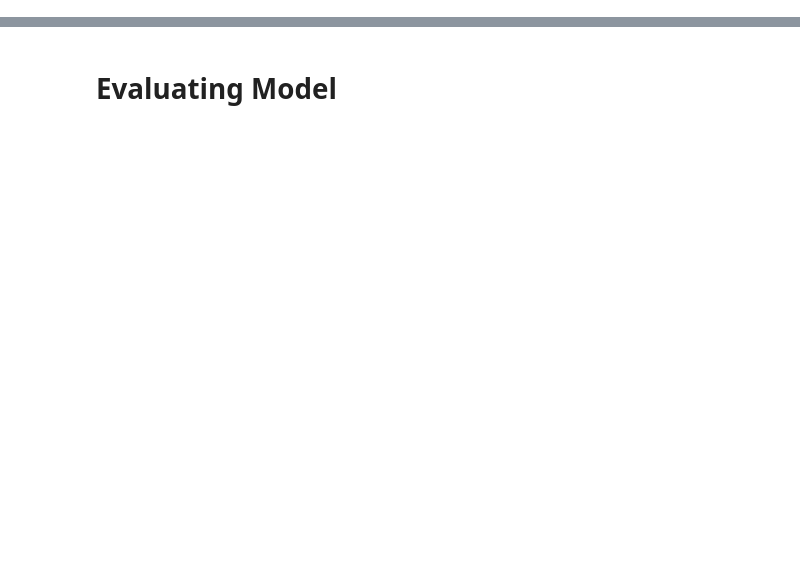
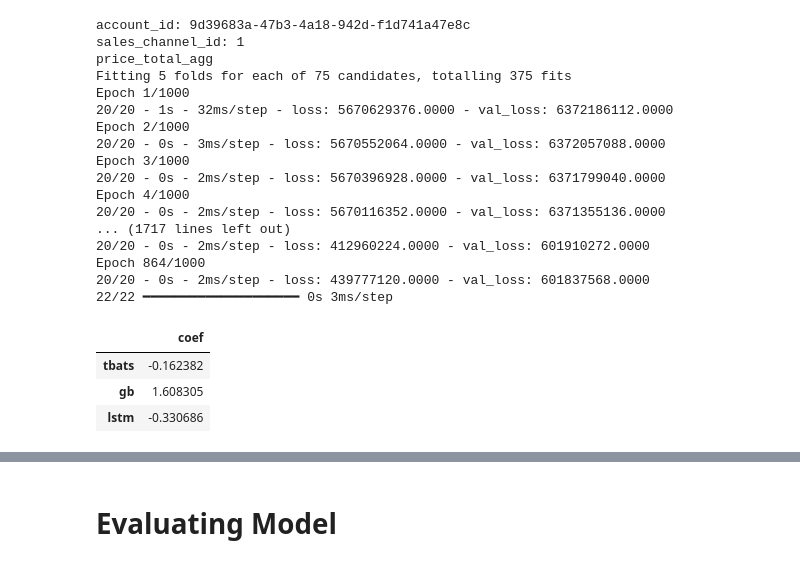
Before and after one commit to jeffc05/sinatra_sales_forecasting, a Jupyter notebook: sales_forecasting_ens.ipynb, the cells around one changed output, grey strips where cells are left out. Saved outputs shown, nothing was run; the diff lists cells and outputs as text; code cells hidden in the pictures; blank space fills up the shorter version.

```diff
--- a/sales_forecasting_ens.ipynb
+++ b/sales_forecasting_ens.ipynb
@@ -196,7 +194,8 @@ def calculate_oot_lr_prediction_intervals(df, X_oot, X_oot_gb, X_oot_lstm, targe
         X_boot_scaled = scaler.fit_transform(X_boot)
         X_boot_scaled = np.reshape(X_boot_scaled, (X_boot_scaled.shape[0], 1, X_boot_scaled.shape[1]))
 
-        oot_boot_tbats = TBATS(sp=[24, 168], show_warnings=False, n_jobs=-1)
+        # oot_boot_tbats = TBATS(sp=[24, 168], show_warnings=False, n_jobs=-1)
+        oot_boot_tbats = TBATS(sp=24, show_warnings=False, n_jobs=-1)
         oot_boot_tbats.fit(y_boot)
 
         gscv = GridSearchCV(GradientBoostingRegressor(random_state=42, n_iter_no_change=3),
@@ -308,8 +346,7 @@ id_pairs = list(zip(df_filtered['account_id'], df_filtered['sales_channel_id']))
 # id_pairs = list(zip(df['account_id'], df['sales_channel_id']))
 summary_dict = {}
 forecast_dict = {}
-# for coverage in [n*10**-1 for n in range(1, 10)]:
-for coverage in [0.3]:
+for coverage in [n*10**-1 for n in range(1, 10)]:
     for account_id, sales_channel_id in id_pairs:
 
         if (account_id, str(sales_channel_id)) in res_forecast:
@@ -373,8 +410,9 @@ for coverage in [0.3]:
             X_test, y_test = df_test.iloc[:, 1:], df_test.iloc[:, 0]
             # X_oot = df_oot.iloc[:, 1:]
 
-            tbats = TBATS(sp=[24, 168], show_warnings=False, n_jobs=-1)
-            tbats.fit(y_train.asfreq('h'))
+            # tbats = TBATS(sp=[24, 168], show_warnings=False, n_jobs=-1)
+            tbats = TBATS(sp=24, show_warnings=False, n_jobs=-1)
+            tbats.fit(y_train)
 
             gscv = GridSearchCV(GradientBoostingRegressor(random_state=42, n_iter_no_change=3),
                                 param_grid={'max_depth': [1, 2, 4, 8, 16],
@@ -683,30 +721,52 @@ for coverage in [0.3]:
                         {no_forecast_upper.iloc[i]}, {no_forecast_lower.iloc[i]}, {no_forecast.iloc[i]},
                         {pt_forecast_upper.iloc[i]}, {pt_forecast_lower.iloc[i]}, {pt_forecast.iloc[i]});
                 """
             cursor.execute(insert)
 
         # pt_oot_forecast_lower = forecast_dict[account_id][sales_channel_id]['dataset_0']['oot_forecast_lower']
         # pt_oot_forecast_upper = forecast_dict[account_id][sales_channel_id]['dataset_0']['oot_forecast_upper']
         # pt_oot_forecast = forecast_dict[account_id][sales_channel_id]['dataset_0']['oot_forecast']
 
         # no_oot_forecast_lower = forecast_dict[account_id][sales_channel_id]['dataset_1']['oot_forecast_lower']
         # no_oot_forecast_upper = forecast_dict[account_id][sales_channel_id]['dataset_1']['oot_forecast_upper']
         # no_oot_forecast = forecast_dict[account_id][sales_channel_id]['dataset_1']['oot_forecast']
         # for i in range(len(df_oot)):
         #     start_time = df_oot.index[i]
         #     end_time = start_time + pd.Timedelta(hours=1)
         #     start_time = start_time.tz_localize(SAO_PAULO_TZ)
         #     end_time = end_time.tz_localize(SAO_PAULO_TZ)
         #     oot_insert = \
         #         f"""
         #         INSERT INTO public.forecast (id, created, modified, platform, store_name, "start", "end",
         #                                     channel, seller, account_id, organization_id, store_id, minutes_interval,
         #                                     model, orders_high, orders_low, orders_mean, sales_high, sales_low, sales_mean)
         #         VALUES (gen_random_uuid(), now(), now(), 1, '{account_id}'::uuid, '{start_time}', '{end_time}',
         #                 '{sales_channel_id}', 'ALL', '{account_id}'::uuid, '{account_id}'::uuid, NULL, 60, 'Ensemble_{int(100*coverage)}',
         #                 {no_oot_forecast_upper.iloc[i]}, {no_oot_forecast_lower.iloc[i]}, {no_oot_forecast.iloc[i]},
         #                 {pt_oot_forecast_upper.iloc[i]}, {pt_oot_forecast_lower.iloc[i]}, {pt_oot_forecast.iloc[i]});
         #         """
         #     cursor.execute(oot_insert)
 
         cursor.execute('commit;')
+# %% [output]
+account_id: 9d39683a-47b3-4a18-942d-f1d741a47e8c
+sales_channel_id: 1
+price_total_agg
+Fitting 5 folds for each of 75 candidates, totalling 375 fits
+Epoch 1/1000
+20/20 - 1s - 32ms/step - loss: 5670629376.0000 - val_loss: 6372186112.0000
+Epoch 2/1000
+20/20 - 0s - 3ms/step - loss: 5670552064.0000 - val_loss: 6372057088.0000
+Epoch 3/1000
+20/20 - 0s - 2ms/step - loss: 5670396928.0000 - val_loss: 6371799040.0000
+Epoch 4/1000
+20/20 - 0s - 2ms/step - loss: 5670116352.0000 - val_loss: 6371355136.0000
+... (1717 lines left out)
+20/20 - 0s - 2ms/step - loss: 412960224.0000 - val_loss: 601910272.0000
+Epoch 864/1000
+20/20 - 0s - 2ms/step - loss: 439777120.0000 - val_loss: 601837568.0000
+22/22 ━━━━━━━━━━━━━━━━━━━━ 0s 3ms/step
+|  | coef |
+| tbats | -0.162382 |
+| gb | 1.608305 |
+| lstm | -0.330686 |
```
Also changed, not shown: parts of 8 cells of this notebook, 8 other files.
